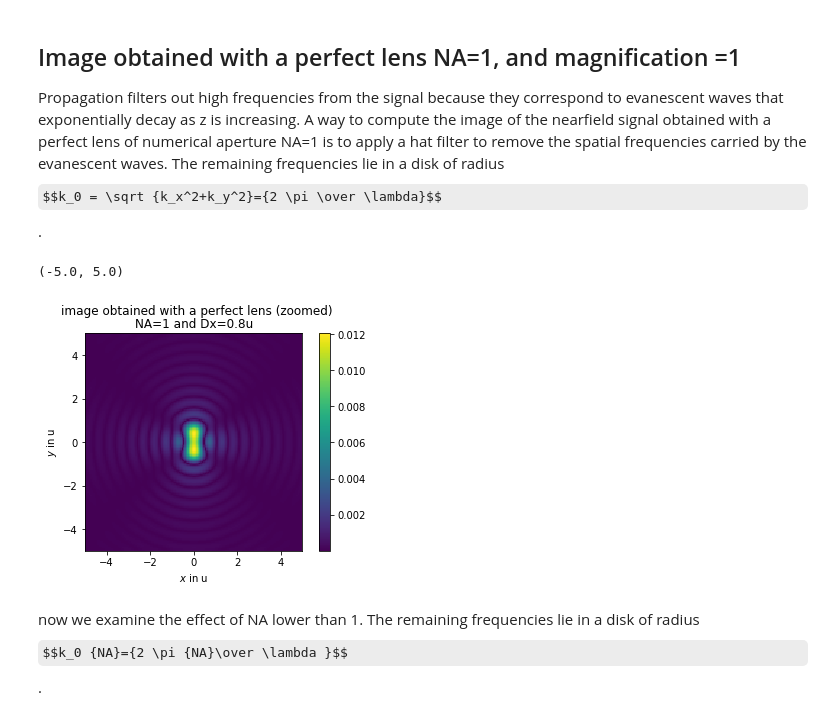
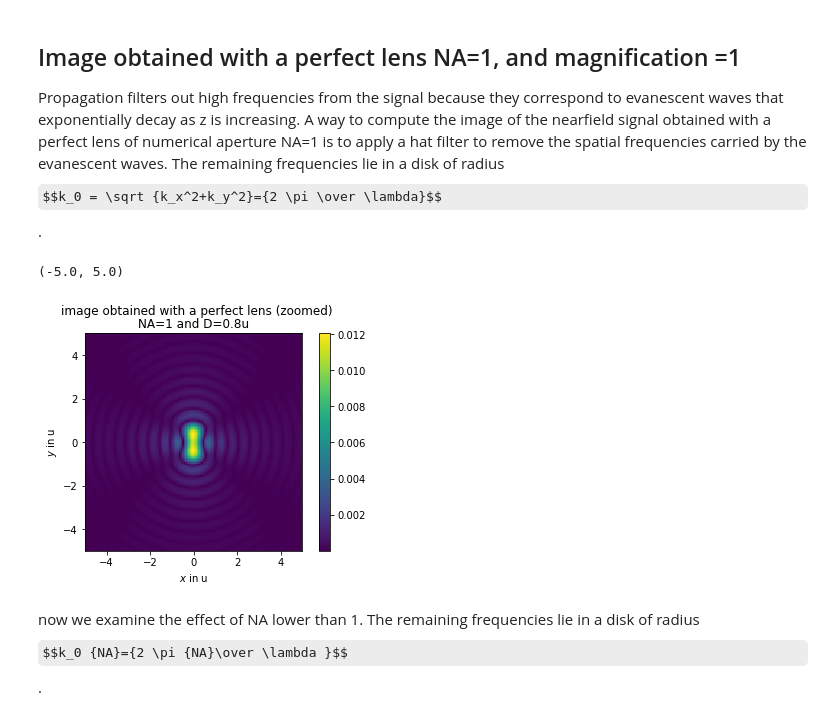
Before and after one commit to LbZy-3/PWD, a Jupyter notebook: notebook/PWD example 1 resolution limit.ipynb, the cells around one changed output. Drawn from its saved outputs; the diff is of its cells as text; code cells hidden in the pictures; some formulas as TeX source.

```diff
--- a/notebook/PWD example 1 resolution limit.ipynb
+++ b/notebook/PWD example 1 resolution limit.ipynb
@@ -28,6 +28,6 @@ according to the Rayleigh criterion the resution of an optical microscope is $R=
 # %%
-Dx=0.8*wlen            # separation distance
-Dpix=int(N*Dx/size)
+D=0.8*wlen            # separation distance
+Dpix=int(N*D/size)
 x = np.linspace(-size/2,size/2,N)*u
 y = x
 sig = np.zeros((N,N))
@@ -133,22 +133,22 @@ Propagation filters out high frequencies from the signal because they correspond
 # %%
 hat=np.zeros((N,N))
 hat[np.where(np.imag(KZ)==0)]=1
 
 SIGfocused=np.fft.fftshift(np.fft.ifft2(np.fft.ifftshift(TF*hat )));
 fig5, ax5 = plt.subplots()
 
 pcm5 = ax5.pcolor(x,y,(np.abs(SIGfocused)))
 ax5.axis('square')
 ax5.set_xlabel(r'$x$ in u')
 ax5.set_ylabel(r'$y$ in u')
 fig5.suptitle('image obtained with a perfect lens (zoomed)')
-ax5.set_title('NA=1 and Dx='+str(Dx)+'u')
+ax5.set_title('NA=1 and D='+str(D)+'u')
 plt.colorbar(pcm5,ax=ax5)
 ax5.set_xlim([-5*wlen,5*wlen])
 ax5.set_ylim([-5*wlen,5*wlen])
 # %% [output]
 (-5.0, 5.0)
-[figure, old version]
+[figure, new version]
 # %% [markdown]
 now we examine the effect of NA lower than 1. The remaining frequencies lie in a disk of radius $$k_0 {NA}={2 \pi {NA}\over \lambda }$$.
 # %%
```
Also changed, not shown: parts of 3 cells of this notebook.
